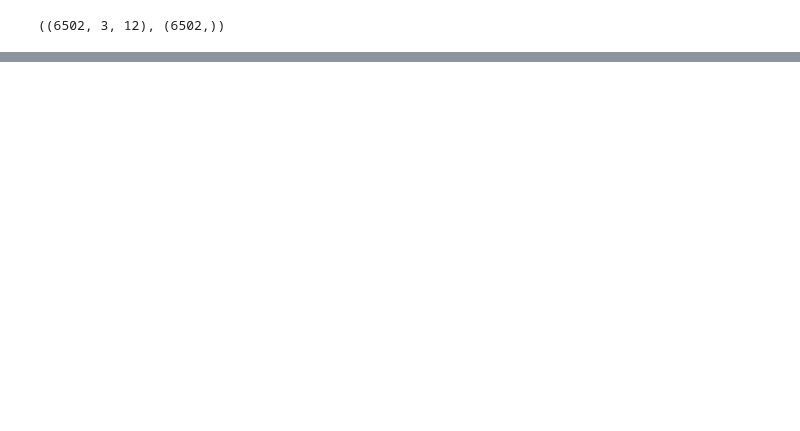
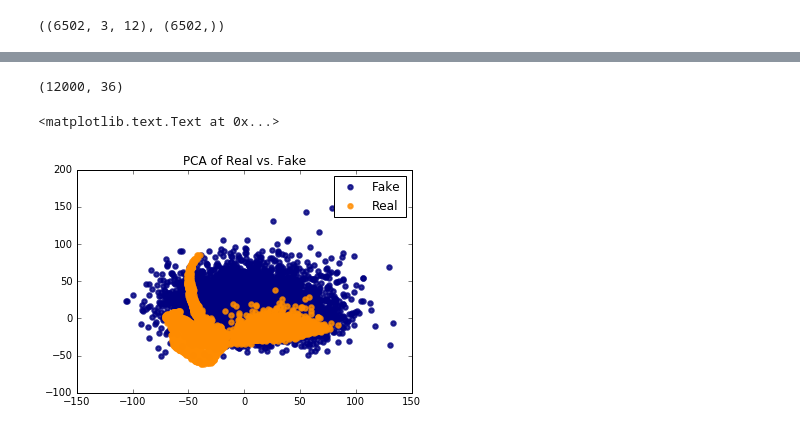
Before and after one commit to greenelab/SPRINT_gan, a Jupyter notebook: PredictGroup.ipynb, the cells around one changed output, grey strips where cells are left out. Drawn from its saved outputs; the diff is of its cells as text; code cells hidden in the pictures; blank space fills up the shorter version.

```diff
--- a/PredictGroup.ipynb
+++ b/PredictGroup.ipynb
@@ -139,0 +149,26 @@ accuracy_score(y_test, gen_y_pred)
+# %%
+from sklearn.decomposition import PCA
+from sklearn.discriminant_analysis import LinearDiscriminantAnalysis
+
+X_pca = np.concatenate((gen_X_train, X_train))
+print(X_pca.shape)
+
+y = np.array([1] * generate_count + [0] * training_size)
+
+pca = PCA(n_components=2)
+X_r = pca.fit(X_pca).transform(X_pca)
+
+target_names = ['Fake', 'Real']
+colors = ['navy', 'darkorange']
+lw = 2
+
+for color, i, target_name in zip(colors, [0, 1], target_names):
+    plt.scatter(X_r[y == i, 0], X_r[y == i, 1], color=color, alpha=.8, lw=lw,
+                label=target_name)
+plt.legend(loc='best', shadow=False, scatterpoints=1)
+
+plt.title('PCA of Real vs. Fake')
+# %% [output]
+(12000, 36)
+<matplotlib.text.Text at 0x...>
+[figure, added]
```
Also changed, not shown: parts of 6 cells of this notebook, 2 other files.
